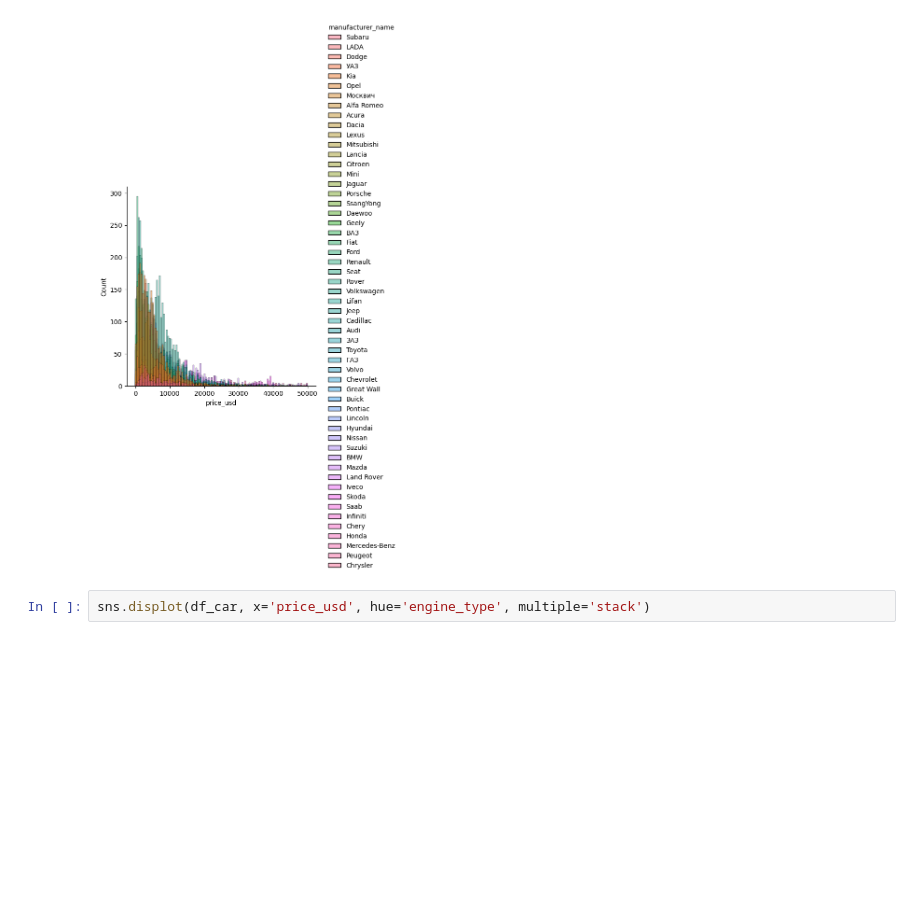
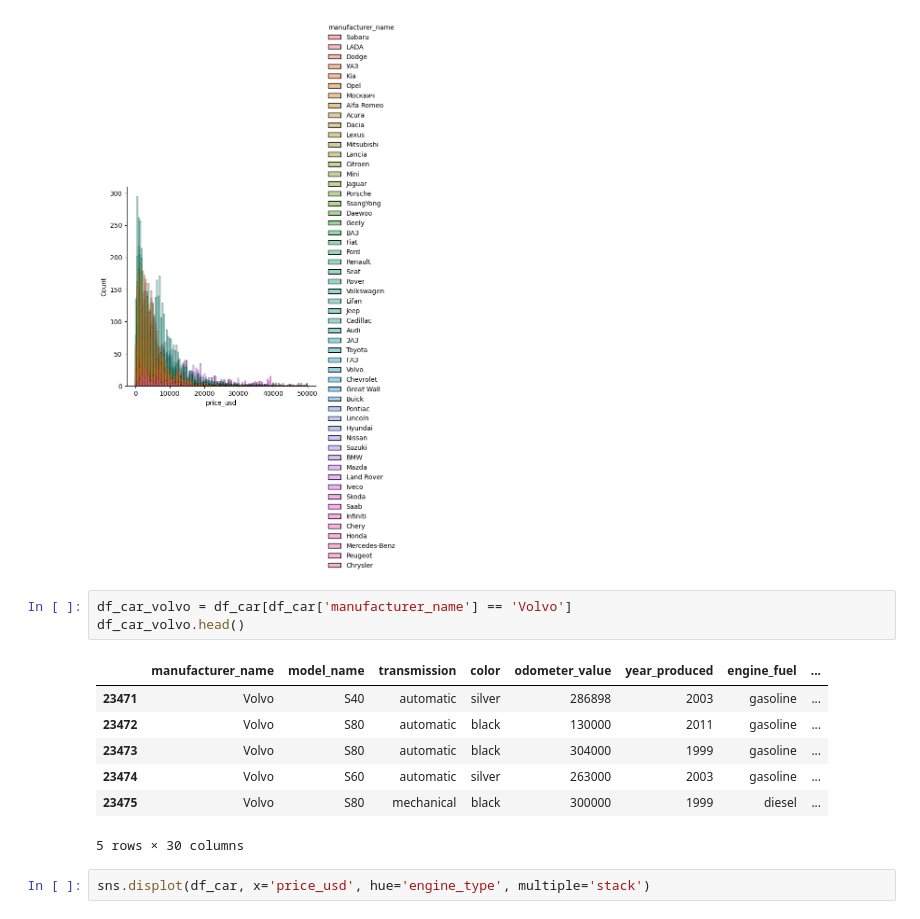
Before and after one commit to jasonssdev/data-science, a Jupyter notebook: descriptive_statistics/notebooks/01-data-type-jssdev.ipynb, the cells around one changed output. Drawn from its saved outputs; the diff is of its cells as text; blank space fills up the shorter version.

```diff
--- a/descriptive_statistics/01-data-type-jssdev.ipynb
+++ b/descriptive_statistics/notebooks/01-data-type-jssdev.ipynb
@@ -69,6 +69,17 @@ sns.displot(df_car, x='price_usd', hue='manufacturer_name')
 # %% [output]
 <seaborn.axisgrid.FacetGrid at 0x...>
 [figure]
+# %%
+df_car_volvo = df_car[df_car['manufacturer_name'] == 'Volvo']
+df_car_volvo.head()
+# %% [output]
+|  | manufacturer_name | model_name | transmission | color | odometer_value | year_produced | engine_fuel | ... |
+| 23471 | Volvo | S40 | automatic | silver | 286898 | 2003 | gasoline | ... |
+| 23472 | Volvo | S80 | automatic | black | 130000 | 2011 | gasoline | ... |
+| 23473 | Volvo | S80 | automatic | black | 304000 | 1999 | gasoline | ... |
+| 23474 | Volvo | S60 | automatic | silver | 263000 | 2003 | gasoline | ... |
+| 23475 | Volvo | S80 | mechanical | black | 300000 | 1999 | diesel | ... |
+5 rows × 30 columns
 # %%
 sns.displot(df_car, x='price_usd', hue='engine_type', multiple='stack')
 # %% [output]
```
Also changed, not shown: parts of 13 cells of this notebook, 1 other file.
